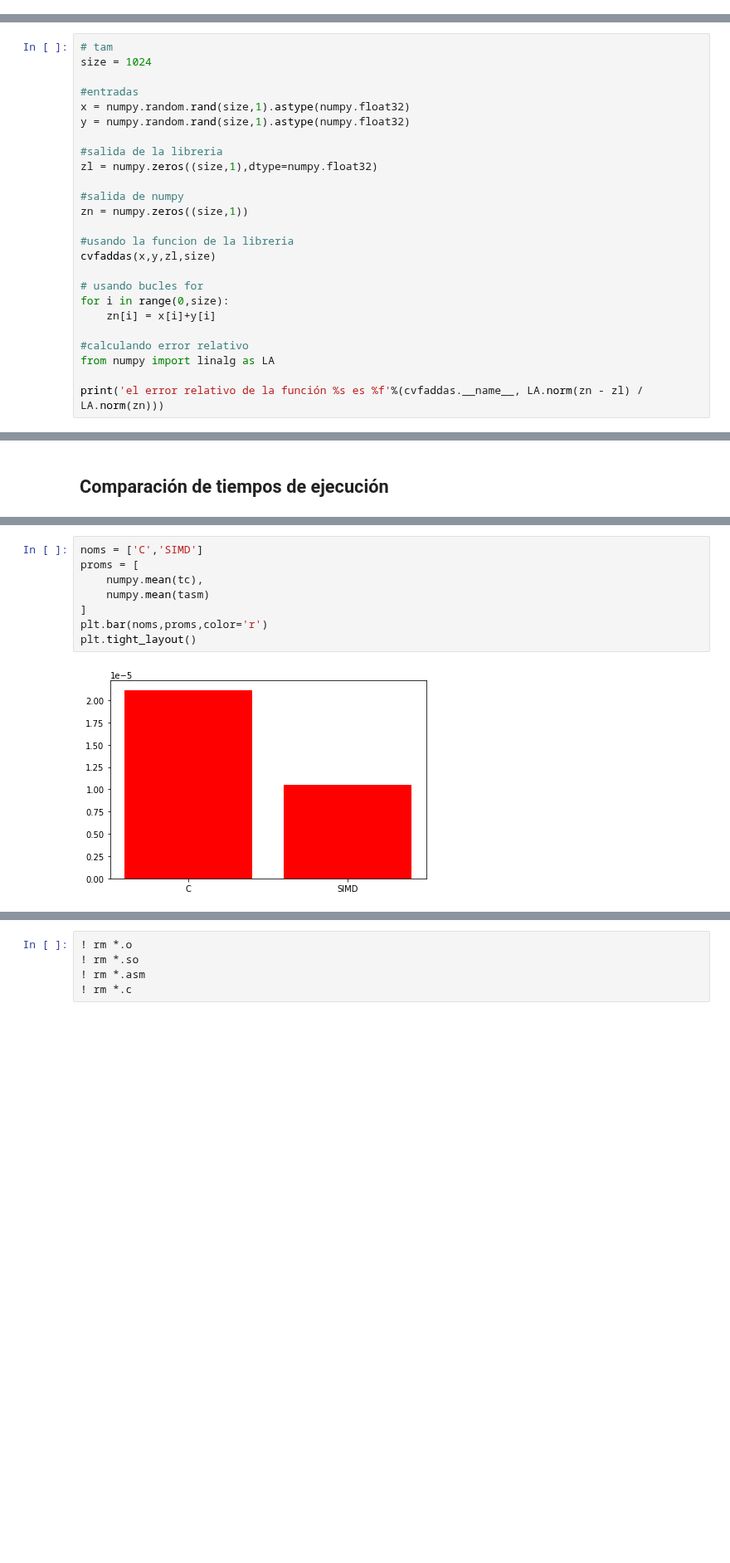
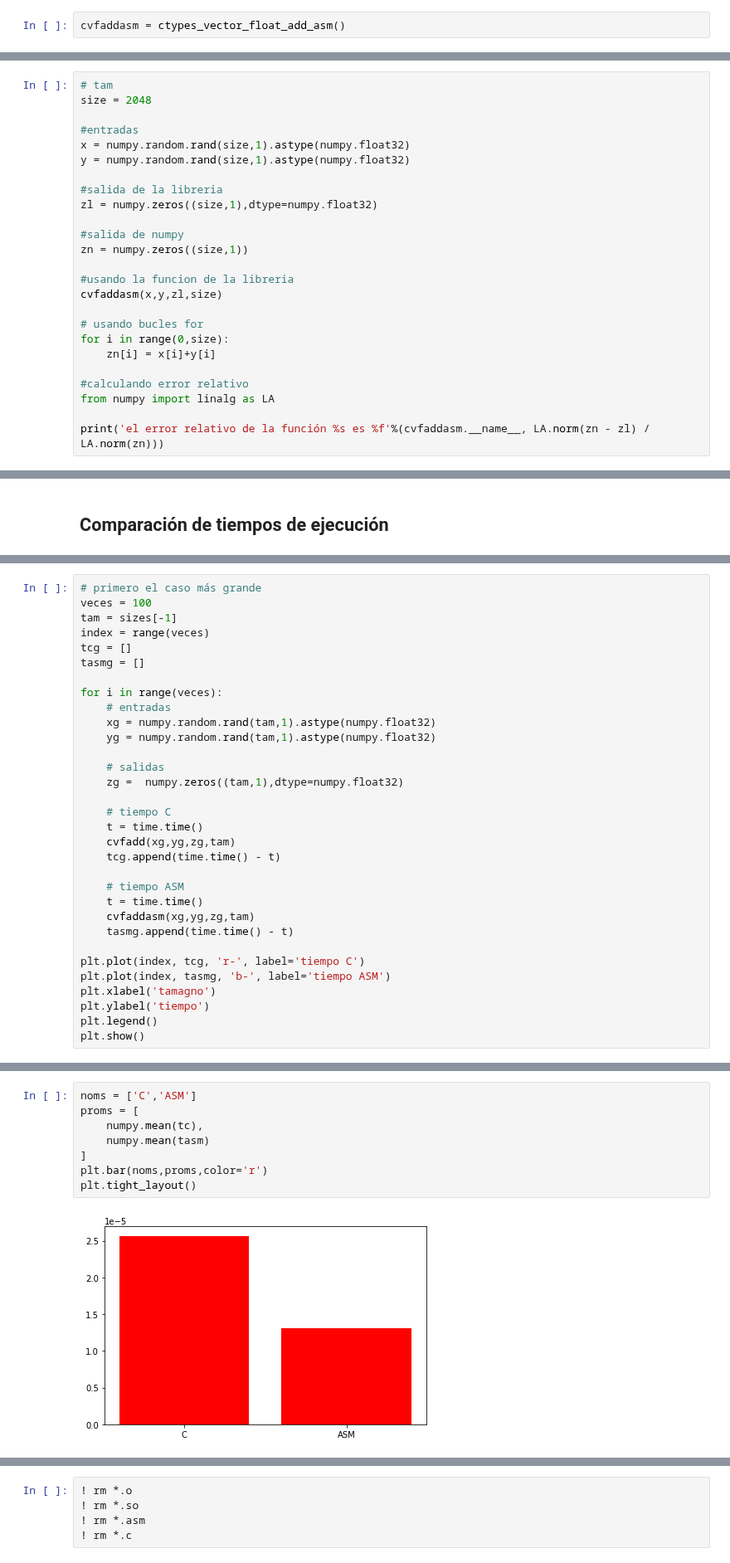
Before and after one commit to stefano-andre/sobre-python, a Jupyter notebook: python-ctypes.ipynb, the cells around one changed output, grey strips where cells are left out. Shown at 83% size. Saved outputs shown, nothing was run; the diff lists cells and outputs as text; blank space fills up the shorter version.

```diff
--- a/python-ctypes.ipynb
+++ b/python-ctypes.ipynb
@@ -259 +253,3 @@ cvfaddas = ctypes_vector_float_add_asm_simd()
+# %%
+cvfaddasm = ctypes_vector_float_add_asm()
 # %% [markdown]
@@ -261,6 +257,6 @@ cvfaddas = ctypes_vector_float_add_asm_simd()
 # %%
 # tam
-size = 1024
+size = 2048
 
 #entradas
 x = numpy.random.rand(size,1).astype(numpy.float32)
@@ -273,7 +269,7 @@ zl = numpy.zeros((size,1),dtype=numpy.float32)
 zn = numpy.zeros((size,1))
 
 #usando la funcion de la libreria
-cvfaddas(x,y,zl,size)
+cvfaddasm(x,y,zl,size)
 
 # usando bucles for
 for i in range(0,size):
@@ -282,5 +278,5 @@ for i in range(0,size):
 #calculando error relativo
 from numpy import linalg as LA
 
-print('el error relativo de la función %s es %f'%(cvfaddas.__name__, LA.norm(zn - zl) / LA.norm(zn)))
+print('el error relativo de la función %s es %f'%(cvfaddasm.__name__, LA.norm(zn - zl) / LA.norm(zn)))
 # %% [output]
@@ -289,0 +372,32 @@ el error relativo de la función vectorFloatAddAsmSimdC es 0.000000
+# %%
+# primero el caso más grande
+veces = 100
+tam = sizes[-1]
+index = range(veces)
+tcg = []
+tasmg = []
+
+for i in range(veces):
+    # entradas
+    xg = numpy.random.rand(tam,1).astype(numpy.float32)
+    yg = numpy.random.rand(tam,1).astype(numpy.float32)
+
+    # salidas
+    zg =  numpy.zeros((tam,1),dtype=numpy.float32)
+
+    # tiempo C
+    t = time.time()
+    cvfadd(xg,yg,zg,tam)
+    tcg.append(time.time() - t)
+
+    # tiempo ASM
+    t = time.time()
+    cvfaddasm(xg,yg,zg,tam)
+    tasmg.append(time.time() - t)
+
+plt.plot(index, tcg, 'r-', label='tiempo C')
+plt.plot(index, tasmg, 'b-', label='tiempo ASM')
+plt.xlabel('tamagno')
+plt.ylabel('tiempo')
+plt.legend()
+plt.show()
@@ -326,13 +471,13 @@ plt.show()
 # %%
-noms = ['C','SIMD']
+noms = ['C','ASM']
 proms = [
     numpy.mean(tc),
     numpy.mean(tasm)
 ]
 plt.bar(noms,proms,color='r')
 plt.tight_layout()
 # %% [output]
-[figure, old version]
+[figure, new version]
 # %%
 print('el speedup es aprox %f'%(proms[0]/proms[1]))
 # %% [output]
```
Also changed, not shown: parts of 20 cells of this notebook.
